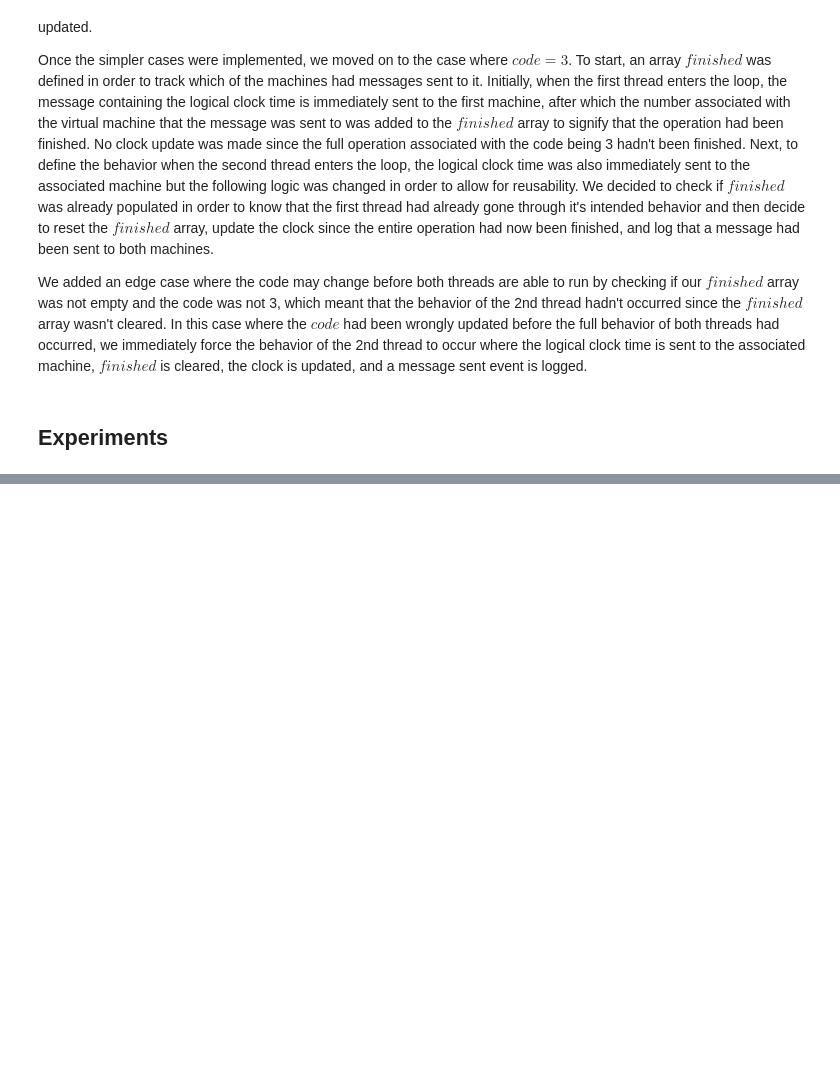
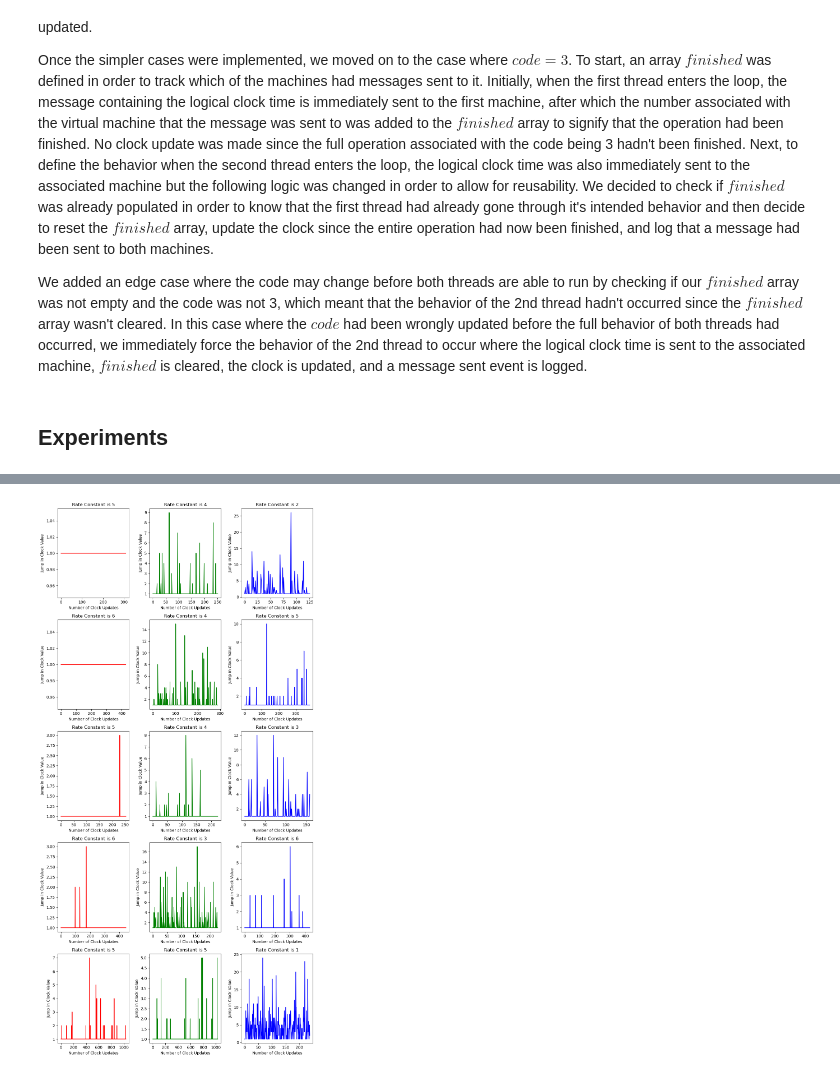
Before and after one commit to rnori-harv/DistributedSystemModel, a Jupyter notebook: CS 262 Engineering Notebook.ipynb, the cells around one changed output, grey strips where cells are left out. Drawn from its saved outputs; the diff is of its cells as text; code cells hidden in the pictures; blank space fills up the shorter version.

```diff
--- a/CS 262 Engineering Notebook.ipynb
+++ b/CS 262 Engineering Notebook.ipynb
@@ -229,0 +88,12 @@ axs[2].plot(logical_clock_diff_3, label = "green")
+# %%
+fig, axs = plt.subplots(5, 3, figsize = (10,20))
+colors = ['r', 'g', 'b']
+for key in clock_jumps_dict.keys():
+    for i in range(len(clock_jumps_dict[key])):
+        axs[key - 1][i].plot(clock_jumps_dict[key][i], label = str(key), color = colors[i])
+        axs[key - 1][i].set_title("Rate Constant is " + str(RATE_CONST[key][i]))
+        axs[key - 1][i].set_xlabel("Number of Clock Updates")
+        axs[key - 1][i].set_ylabel("Jump in Clock Value")
+fig.tight_layout()
+# %% [output]
+[figure, added]
```
Also changed, not shown: parts of 39 cells of this notebook.
